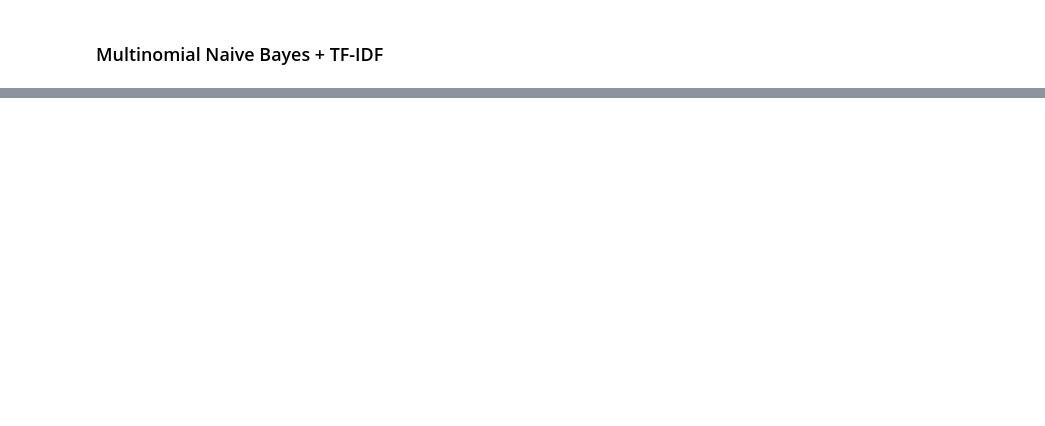
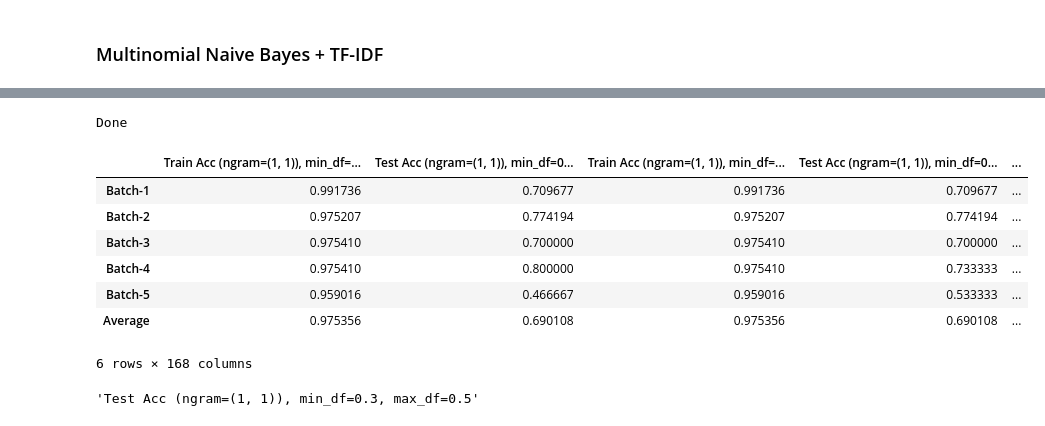
Before and after one commit to chuun17/sentiment-analysis-research-assistant-, a Jupyter notebook: 03_Modelling_Multinomial_Naive_Bayes.ipynb, the cells around one changed output, grey strips where cells are left out. Cells and saved outputs as stored; diff of their text form; code cells hidden in the pictures; blank space fills up the shorter version.

Commit message:
adding tfidf for feature selection

```diff
--- a/03_Modelling_Multinomial_Naive_Bayes.ipynb
+++ b/03_Modelling_Multinomial_Naive_Bayes.ipynb
@@ -298,0 +274,7 @@ pd.DataFrame({'Train':tr, 'Test':ts}, index=['Batch-1', 'Batch-2', 'Batch-3',
+# %%
+ngram = [(1, 1), (1, 2), (1, 3)]
+min_df = [0.0, .1, .2, .3]
+max_df = [.4, .5, .6, .7 , .8, .9, 1.0]
+
+param_combinations = list(product(ngram, min_df, max_df))
+param_combinations[:3]
@@ -318,0 +313,42 @@ for param in smoothing_parameter:
+# %%
+NUM_PARAMS = len(param_combinations)
+train_history = [[] for i in range(NUM_PARAMS)]
+test_history = [[] for i in range(NUM_PARAMS)]
+
+for i in range(len(train_eval)):
+    idx = i % NUM_PARAMS
+    train_history[idx].append(train_eval[i])
+    test_history[idx].append(test_eval[i])
+
+# append the average accuracy
+for i in range(NUM_PARAMS):
+    train_history[i].append(sum(train_history[i])/NUM_BATCHES)
+    test_history[i].append(sum(test_history[i])/NUM_BATCHES)
+
+if len(train_history[-1]) == NUM_BATCHES+1:
+    print('Done')
+# %% [output]
+Done
+# %%
+eval_history = {}
+for i in range(NUM_PARAMS):
+    eval_history[f'Train Acc (ngram={param_combinations[i][0]}), min_df={param_combinations[i][1]}, max_df={param_combinations[i][2]}'] = train_history[i]
+    eval_history[f'Test Acc (ngram={param_combinations[i][0]}), min_df={param_combinations[i][1]}, max_df={param_combinations[i][2]}'] = test_history[i]
+
+history_tfidf = pd.DataFrame(eval_history, index=['Batch-1', 'Batch-2', 'Batch-3',
+                                                  'Batch-4', 'Batch-5', 'Average'])
+history_tfidf
+# %% [output]
+|  | Train Acc (ngram=(1, 1)), min_df=... | Test Acc (ngram=(1, 1)), min_df=0... | Train Acc (ngram=(1, 1)), min_df=... | Test Acc (ngram=(1, 1)), min_df=0... | ... |
+| Batch-1 | 0.991736 | 0.709677 | 0.991736 | 0.709677 | ... |
+| Batch-2 | 0.975207 | 0.774194 | 0.975207 | 0.774194 | ... |
+| Batch-3 | 0.975410 | 0.700000 | 0.975410 | 0.700000 | ... |
+| Batch-4 | 0.975410 | 0.800000 | 0.975410 | 0.733333 | ... |
+| Batch-5 | 0.959016 | 0.466667 | 0.959016 | 0.533333 | ... |
+| Average | 0.975356 | 0.690108 | 0.975356 | 0.690108 | ... |
+6 rows × 168 columns
+# %%
+test_col = [col for col in history_tfidf.columns if col.startswith('Test')]
+test_col[history_tfidf.loc['Average', test_col].argmax()]
+# %% [output]
+'Test Acc (ngram=(1, 1)), min_df=0.3, max_df=0.5'
```
Also changed, not shown: parts of 11 cells of this notebook.
